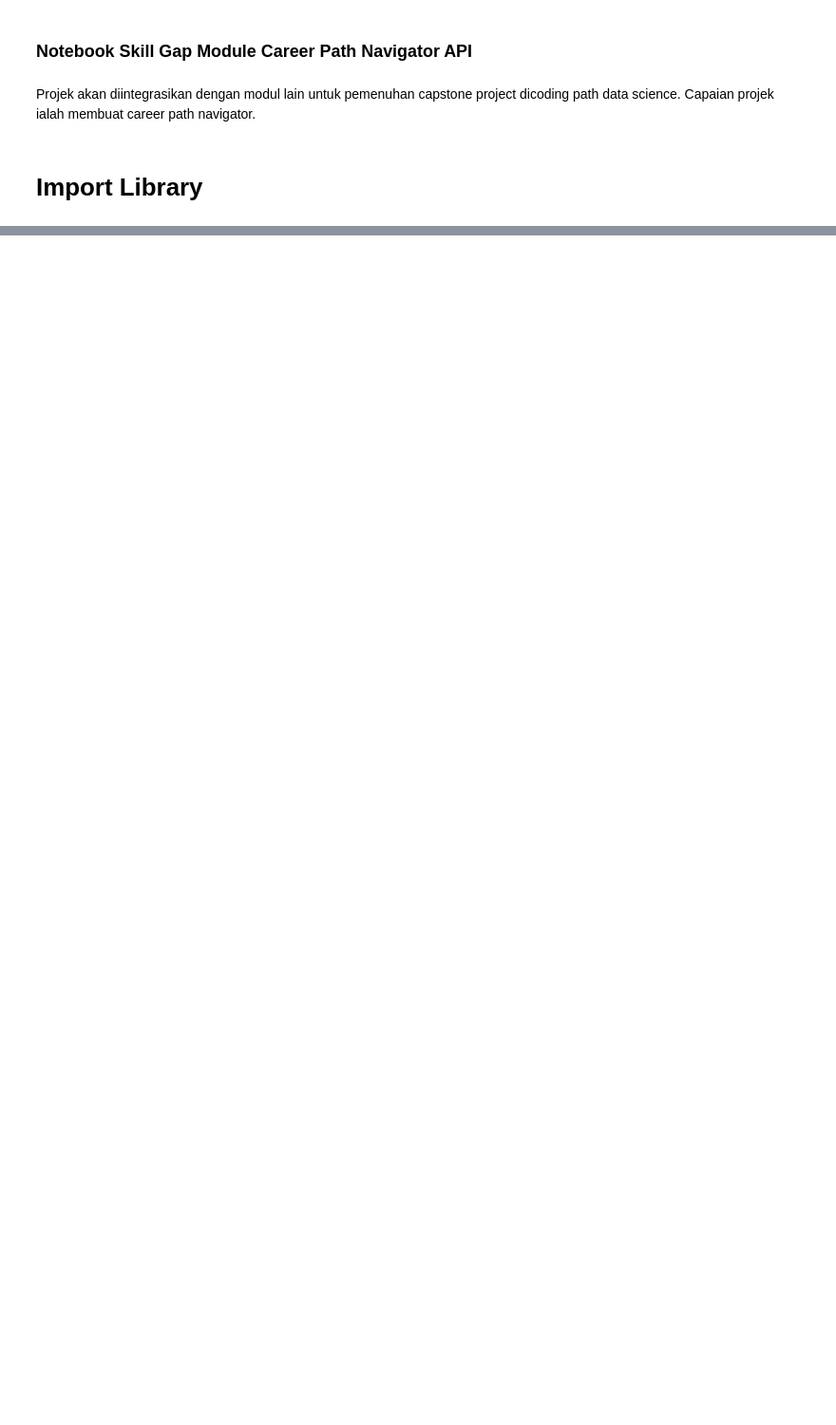
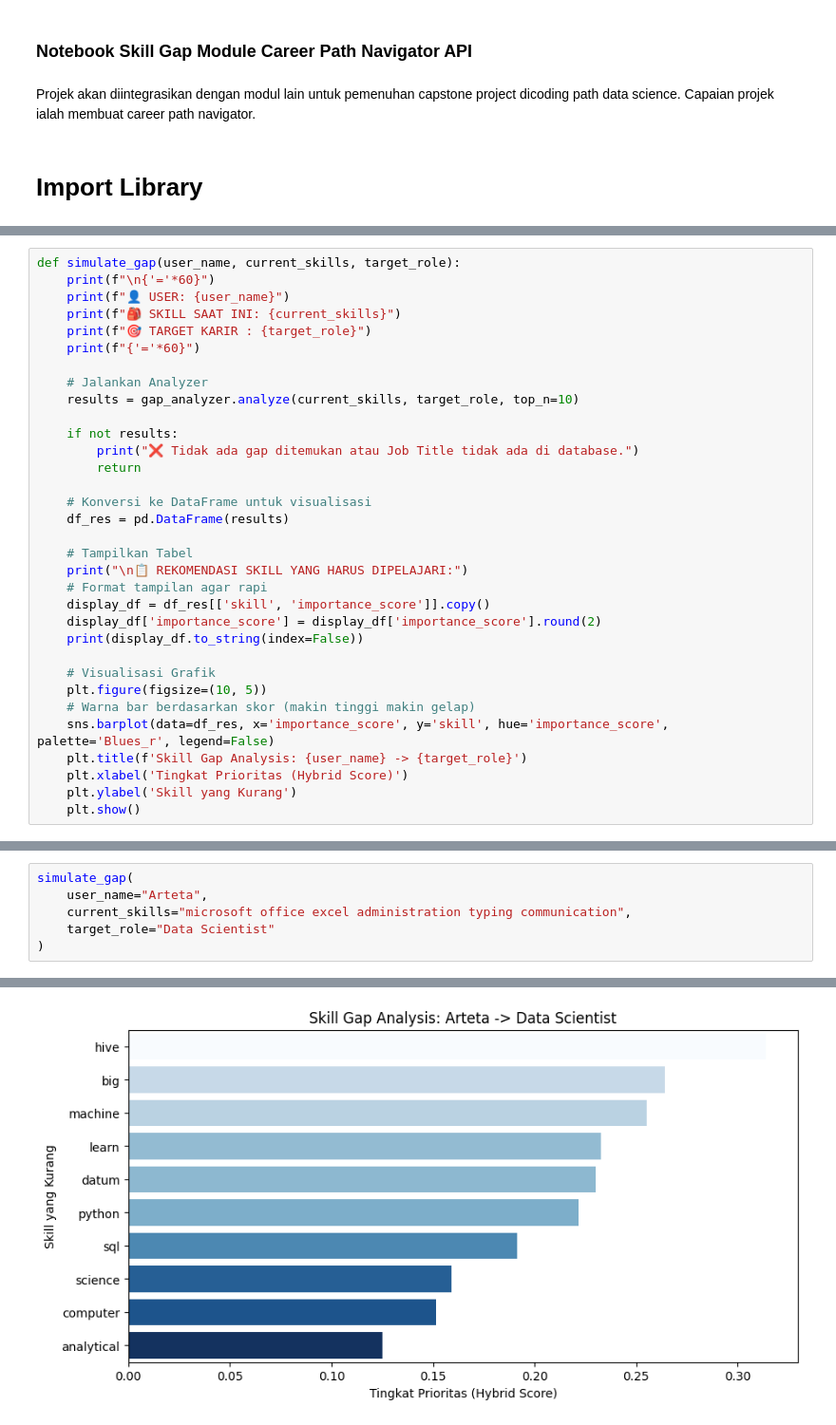
Before and after one commit to muhanangmahrub/Career-Path-Navigator, a Jupyter notebook: notebooks/abrar/notebook.ipynb, the cells around one changed output, grey strips where cells are left out. Shown at 95% size. Cells and saved outputs as stored; diff of their text form; blank space fills up the shorter version.

Commit message:
feat: menambahkan modul skill gap dengan algoritma RF dan TF-ID serta simulasinya fix : menambahkan .gitignore ke dalam file .gitignore

```diff
--- a/notebooks/abrar/notebook.ipynb
+++ b/notebooks/abrar/notebook.ipynb
@@ -21,0 +203,33 @@ ModuleNotFoundError: No module named 'pandas'
+# %%
+def simulate_gap(user_name, current_skills, target_role):
+    print(f"\n{'='*60}")
+    print(f"👤 USER: {user_name}")
+    print(f"🎒 SKILL SAAT INI: {current_skills}")
+    print(f"🎯 TARGET KARIR : {target_role}")
+    print(f"{'='*60}")
+
+    # Jalankan Analyzer
+    results = gap_analyzer.analyze(current_skills, target_role, top_n=10)
+
+    if not results:
+        print("❌ Tidak ada gap ditemukan atau Job Title tidak ada di database.")
+        return
+
+    # Konversi ke DataFrame untuk visualisasi
+    df_res = pd.DataFrame(results)
+
+    # Tampilkan Tabel
+    print("\n📋 REKOMENDASI SKILL YANG HARUS DIPELAJARI:")
+    # Format tampilan agar rapi
+    display_df = df_res[['skill', 'importance_score']].copy()
+    display_df['importance_score'] = display_df['importance_score'].round(2)
+    print(display_df.to_string(index=False))
+
+    # Visualisasi Grafik
+    plt.figure(figsize=(10, 5))
+    # Warna bar berdasarkan skor (makin tinggi makin gelap)
+    sns.barplot(data=df_res, x='importance_score', y='skill', hue='importance_score', palette='Blues_r', legend=False)
+    plt.title(f'Skill Gap Analysis: {user_name} -> {target_role}')
+    plt.xlabel('Tingkat Prioritas (Hybrid Score)')
+    plt.ylabel('Skill yang Kurang')
+    plt.show()
@@ -21,0 +240,7 @@ ModuleNotFoundError: No module named 'pandas'
+# %%
+simulate_gap(
+    user_name="Arteta",
+    current_skills="microsoft office excel administration typing communication",
+    target_role="Data Scientist"
+)
+# %% [output]
@@ -21,0 +266 @@ ModuleNotFoundError: No module named 'pandas'
+[figure, added]
```
Also changed, not shown: parts of 24 cells of this notebook, 2 other files.
